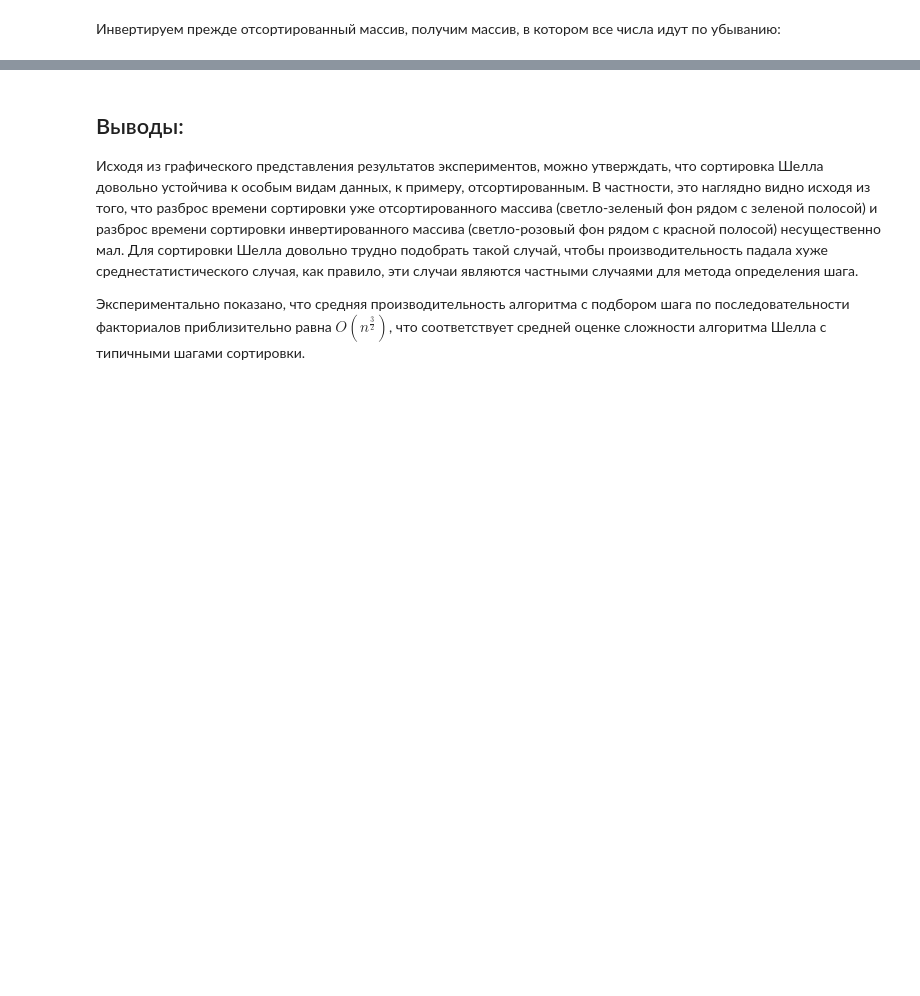
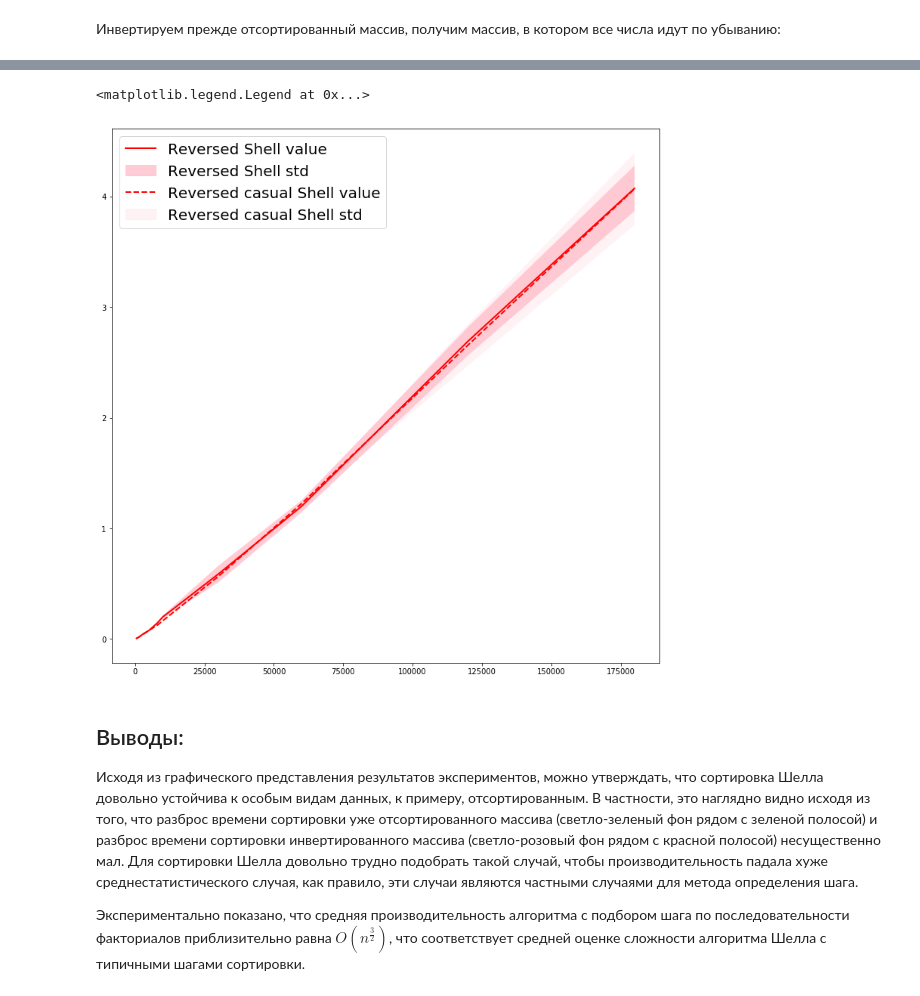
Before and after one commit to iwouldnot/algo_kursach, a Jupyter notebook: task3/3.ipynb, the cells around one changed output, grey strips where cells are left out. Saved outputs shown, nothing was run; the diff lists cells and outputs as text; code cells hidden in the pictures; blank space fills up the shorter version.

```diff
--- a/task3/3.ipynb
+++ b/task3/3.ipynb
@@ -251,3 +532,47 @@ plt.legend(handles=[value_shell_patch,
+# %%
+plt.figure(num=1, figsize=(13,13))
+
+""" ФАКТОРИАЛЬНОЕ РАЗБИЕНИЕ """
+
+""" Инвертированный массив """
+value_shell_reversed_line, = plt.plot(size_values,
+                                     values_shell_reversed,
+                                     'r-',
+                                     linewidth=2.0,
+                                     label='Reversed Shell value')
+plt.fill_between(size_values,
+                 values_shell_reversed + deviation_shell_reversed,
+                 values_shell_reversed - deviation_shell_reversed,
+                 interpolate=True,
+                 facecolor='pink',
+                 alpha=0.8)
+std_shell_reversed_patch = mpatches.Patch(color='pink', label='Reversed Shell std', alpha=0.8)
+
+""" БИНОМИНАЛЬНОЕ РАЗБИЕНИЕ """
+
+""" Инвертированный массив """
+value_shell_casual_reversed_line, = plt.plot(size_values,
+                                             values_shell_casual_reversed,
+                                             'r--',
+                                             linewidth=2.0,
+                                             label='Reversed casual Shell value')
+plt.fill_between(size_values,
+                 values_shell_casual_reversed + deviation_shell_casual_reversed,
+                 values_shell_casual_reversed - deviation_shell_casual_reversed,
+                 interpolate=True,
+                 facecolor='pink',
+                 alpha=0.2)
+std_shell_casual_reversed_patch = mpatches.Patch(color='pink', label='Reversed casual Shell std', alpha=0.2)
+
+plt.legend(handles=[value_shell_reversed_line,
+                    std_shell_reversed_patch,
+                    value_shell_casual_reversed_line,
+                    std_shell_casual_reversed_patch],
+           loc=2,
+           fontsize=20)
+# %% [output]
+<matplotlib.legend.Legend at 0x...>
+[figure, added]
 # %% [markdown]
 ## Выводы:
 Исходя из графического представления результатов экспериментов, можно утверждать, что сортировка Шелла довольно устойчива к особым видам данных, к примеру, отсортированным. В частности, это наглядно видно исходя из того, что разброс времени сортировки уже отсортированного массива (светло-зеленый фон рядом с зеленой полосой) и разброс времени сортировки инвертированного массива (светло-розовый фон рядом с красной полосой) несущественно мал. Для сортировки Шелла довольно трудно подобрать такой случай, чтобы производительность падала хуже среднестатистического случая, как правило, эти случаи являются частными случаями для метода определения шага.
```
Also changed, not shown: parts of 34 cells of this notebook.
